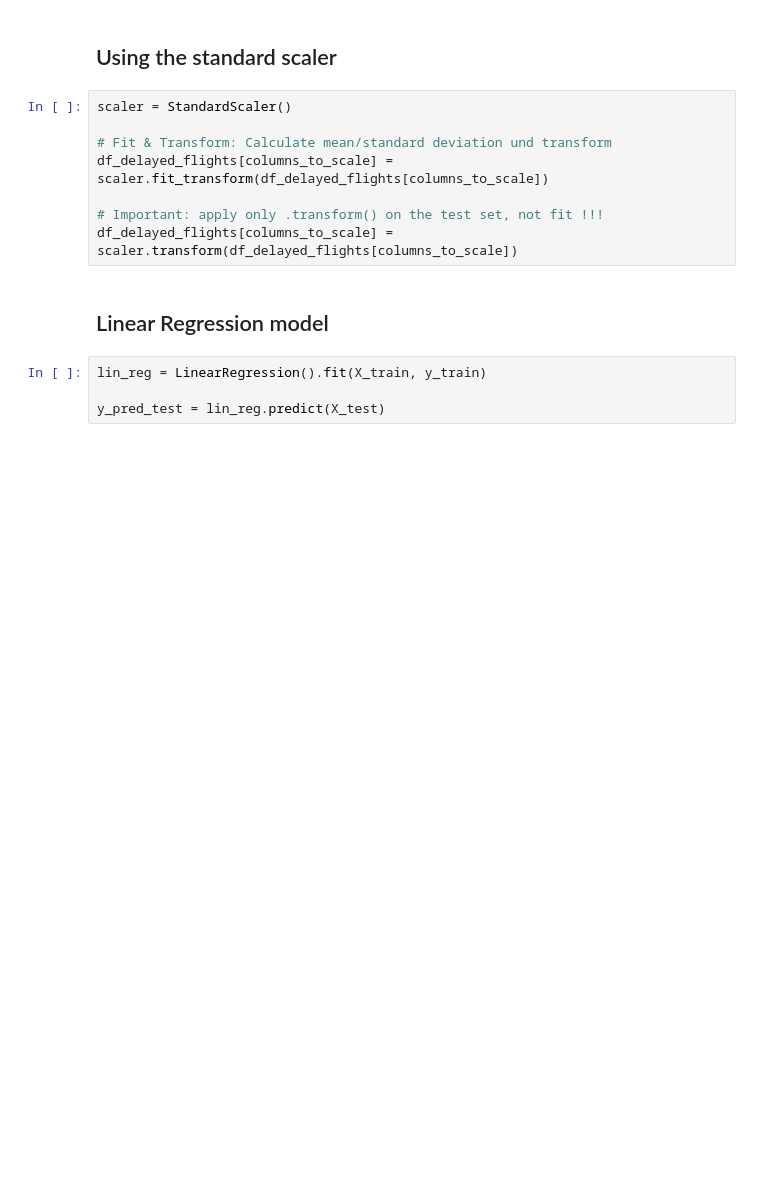
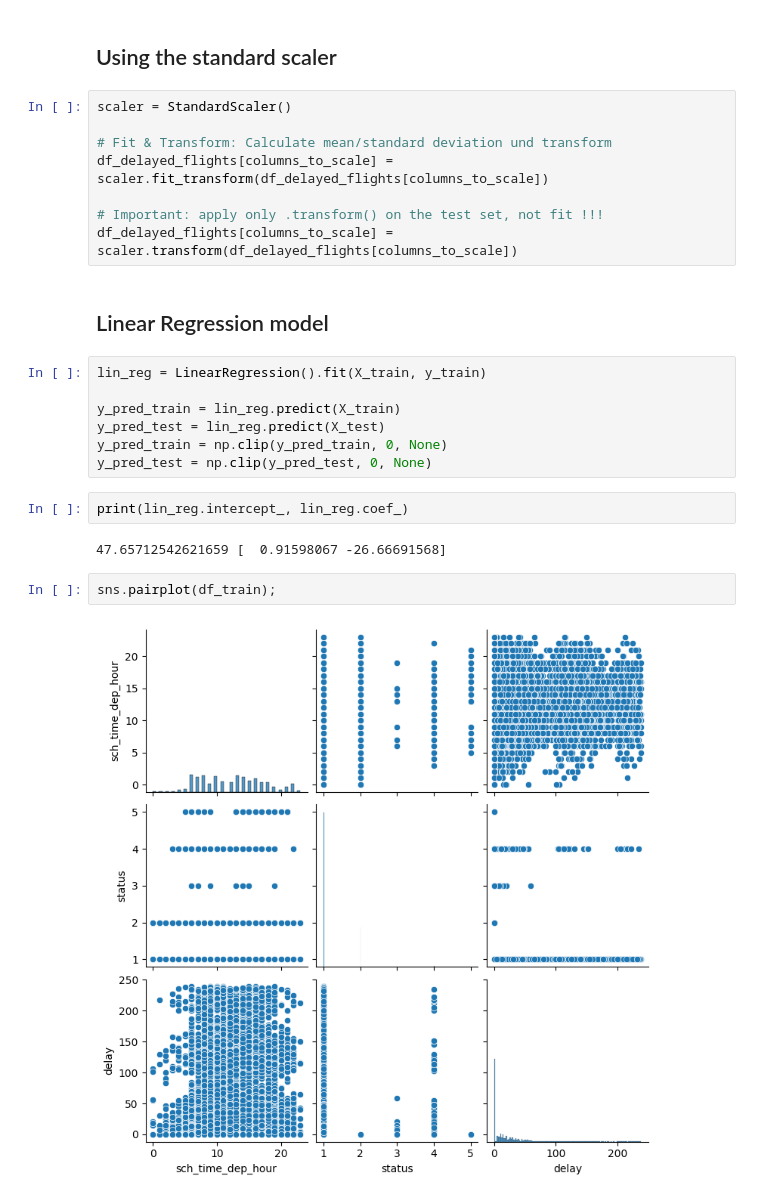
Before and after one commit to nilorenz/ml-project-flight-delay-tunisair, a Jupyter notebook: EDA_new.ipynb, the cells around one changed output. Drawn from its saved outputs; the diff is of its cells as text; blank space fills up the shorter version.

```diff
--- a/EDA_new.ipynb
+++ b/EDA_new.ipynb
@@ -171,4 +188,15 @@ df_delayed_flights[columns_to_scale] = scaler.transform(df_delayed_flights[colum
 # %%
 lin_reg = LinearRegression().fit(X_train, y_train)
 
+y_pred_train = lin_reg.predict(X_train)
 y_pred_test = lin_reg.predict(X_test)
+y_pred_train = np.clip(y_pred_train, 0, None)
+y_pred_test = np.clip(y_pred_test, 0, None)
+# %%
+print(lin_reg.intercept_, lin_reg.coef_)
+# %% [output]
+47.65712542621659 [  0.91598067 -26.66691568]
+# %%
+sns.pairplot(df_train);
+# %% [output]
+[figure, added]
```
Also changed, not shown: parts of 19 cells of this notebook.
